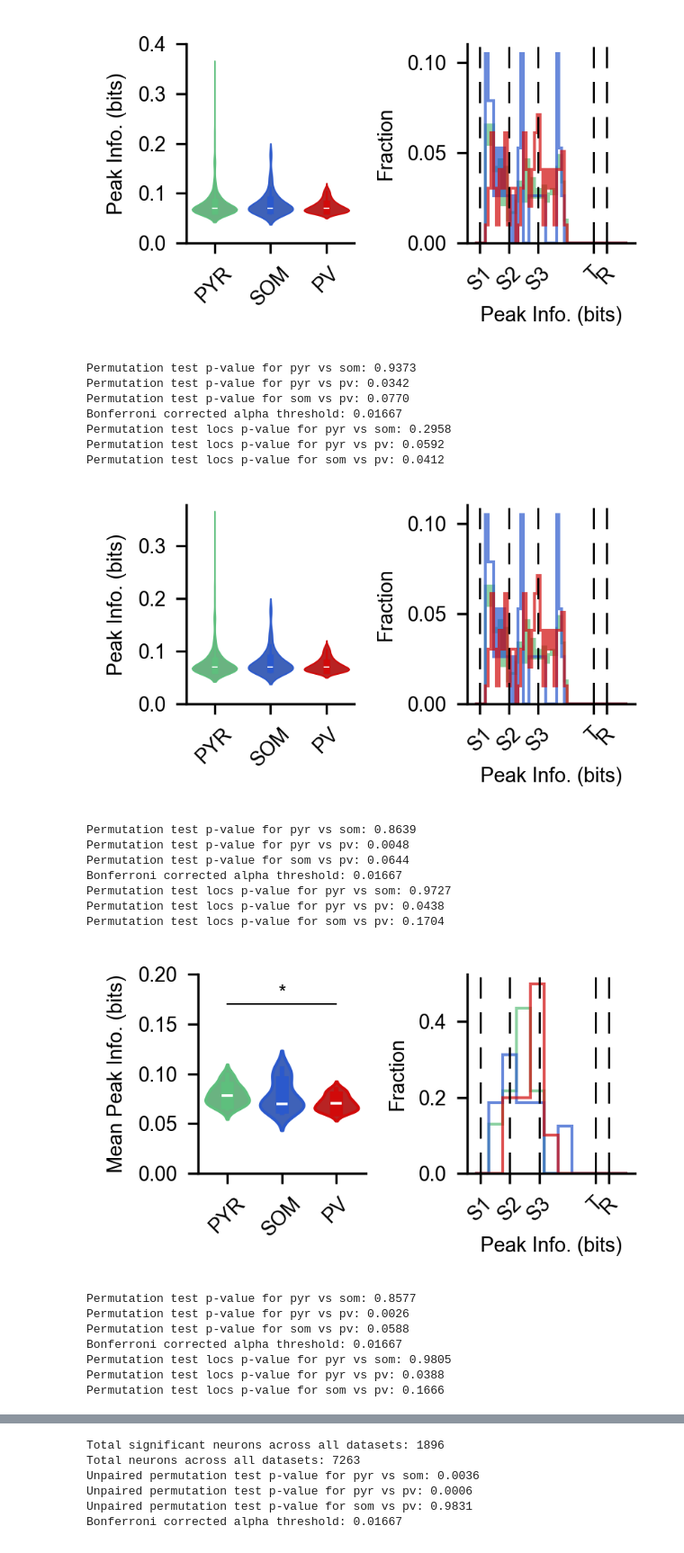
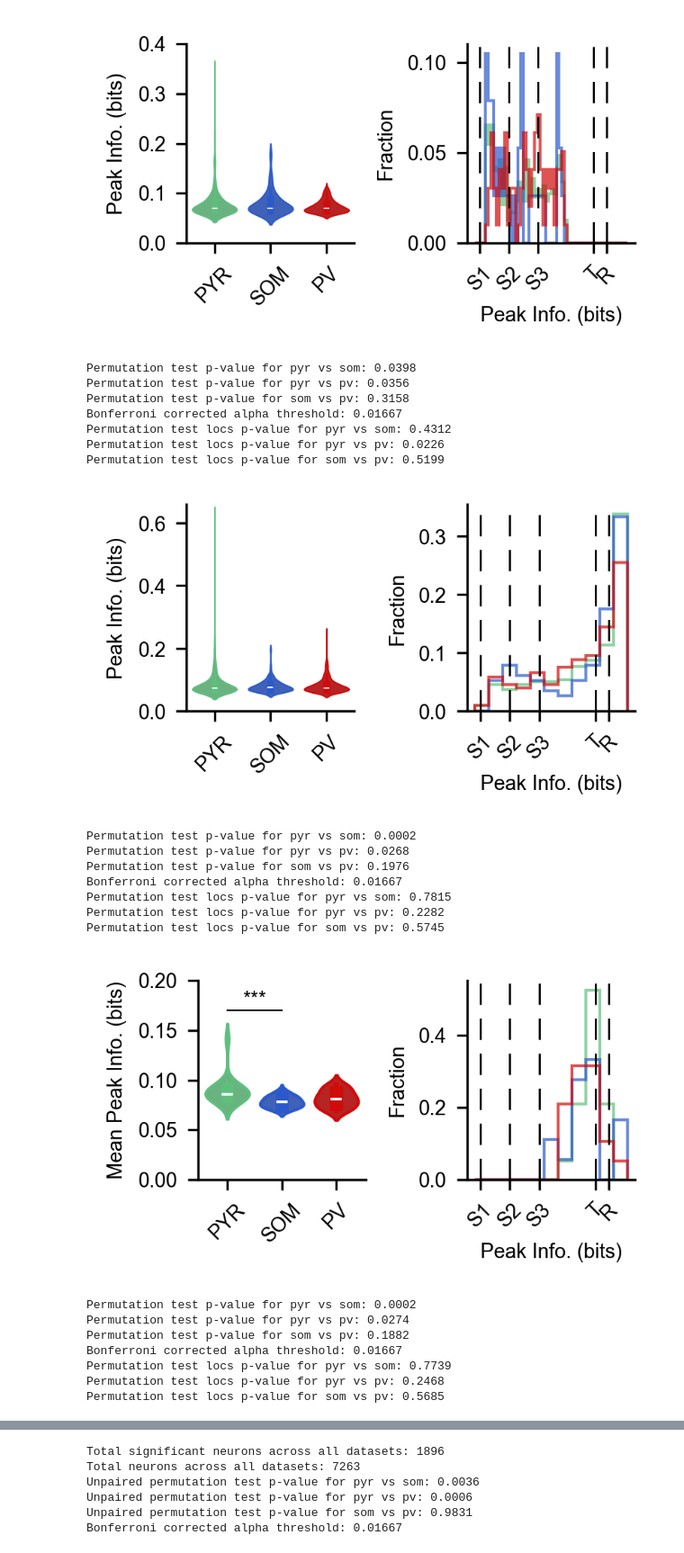
Before and after one commit to constanzabassi/GLM-analysis, a Jupyter notebook: run_glm_decoding_analysis.ipynb, the cells around one changed output, grey strips where cells are left out. Shown at 90% size. Saved outputs shown, nothing was run; the diff lists cells and outputs as text; code cells hidden in the pictures.

```diff
--- a/run_glm_decoding_analysis.ipynb
+++ b/run_glm_decoding_analysis.ipynb
@@ -123,7 +124,7 @@ decoder_results_shuffled_choice.mat
 decoder_results_shuffled_sound_category.mat
 # %%
 #Initialize plotting class
-
+save_results = os.path.join(f'W:\Connie/results\Bassi2025/fig2/glm_decoding/')
 plotter = plotterfun(data = None, save_results= save_results)
 #initialize analysis class from encoding bc we are using the same functions
 analysisenc = analysisenc(data = None, plotter = plotter)
@@ -146,7 +147,7 @@ Memory used by this process: 36.23 GB
 # Get shuffled data into frames x neurons x total shuffles across splits (50 * 10 = 500)
 print(list(decoded_variables)[0])
 print(list(decoded_variables))
-shuffled_structure = data_handler.create_shuffled_distribution_structure(decoder_type = 'choice', metric = 'sc_instantaneous_information')
+shuffled_structure = data_handler.create_shuffled_distribution_structure(decoder_type = list(decoded_variables)[1], metric = 'sc_instantaneous_information')
 # if 'photostim' in decoded_variables or 'sound_category' in decoded_variables:
 #     shuffled_structure_pass = data_handler_pass.create_shuffled_distribution_structure(decoder_type = list(decoded_variables)[1], metric = 'sc_instantaneous_information')
 # %% [output]
@@ -830,11 +920,11 @@ Permutation test locs p-value for som vs pv: 0.0360
 # %%
 # Plot significant neurons distribution
 types = 'violin'  # 'cdf' or 'histogram' or 'violin'
-decoder_type = 'choice'  # 'choice' or 'sound_category' or 'photostim' or 'outcome'
+decoder_type = 'outcome'  # 'choice' or 'sound_category' or 'photostim' or 'outcome'
 
 save_path = f'{plotter.save_results}/{decoder_type}/'#f'{plotter.save_results}_14to169/{current_model_type}{decoder_type}/' #f'{plotter.save_results}/{current_model_type}{start_frame}{current_decoder_type}/'
 os.makedirs(save_path, exist_ok=True)
-end_frame = 100 #169
+end_frame = 169 #169
 significant_neurons_data, significance_struc, significant_neurons = analysis_dec.analyze_significant_neurons(
             results_dict=results_pre_all_sb,
             shuffled_structure = shuffled_structure,
@@ -852,54 +942,54 @@ plotter.plot_significant_neurons_distribution(
             significant_neurons_data = significance_struc,
             save_path=f'{save_path}{types}{decoder_type}_{end_frame}sessionmeans_cdf_peak_info.pdf',
             event_frames = plotter.event_frames,
             figure_type=types,
             star_height_percentage = 0.0001,
             figsize = (2.8, 1.6),
-            bin_size= 3
+            bin_size= 15
         )
 
 plotter.plot_significant_neuron_session_means(
             significant_neurons_data = significance_struc,
             save_path=f'{save_path}{types}{decoder_type}_{end_frame}sessionmeans_cdf_peak_info.pdf',
             event_frames = plotter.event_frames,
             figure_type=types,
             star_height_percentage = 0.0001,
             fig_size = (2.8, 1.6)
         )
 
 plotter.plot_significant_neuron_session_means(
             significant_neurons_data = significance_struc,
             save_path=f'{save_path}{types}{decoder_type}_{end_frame}sessionmeans_cdf_peak_info.pdf',
             event_frames = plotter.event_frames,
             figure_type=types,
             star_height_percentage = 0.0001,
             fig_size = (2.8, 1.6)
         )
 
-means, sems, percentages_by_celltype = plotter.plot_significant_neuron_percentages_by_celltype( significance_struc,analysis_dec.celltype_info, save_path=f'{save_path}bar_{decoder_type}{end_frame}_percent_informative.pdf', star_height_percentage=-0.1)
+means, sems, percentages_by_celltype = plotter.plot_significant_neuron_percentages_by_celltype( significance_struc,analysis_dec.celltype_info, save_path=f'{save_path}bar_{decoder_type}{end_frame}_percent_informative.pdf', star_height_percentage=-0.05)#-0.1
 
 print(save_path)
 # %% [output]
-Permutation test p-value for pyr vs som: 0.9373
-Permutation test p-value for pyr vs pv: 0.0342
-Permutation test p-value for som vs pv: 0.0770
+Permutation test p-value for pyr vs som: 0.0398
+Permutation test p-value for pyr vs pv: 0.0356
+Permutation test p-value for som vs pv: 0.3158
 Bonferroni corrected alpha threshold: 0.01667
-Permutation test locs p-value for pyr vs som: 0.2958
-Permutation test locs p-value for pyr vs pv: 0.0592
-Permutation test locs p-value for som vs pv: 0.0412
+Permutation test locs p-value for pyr vs som: 0.4312
+Permutation test locs p-value for pyr vs pv: 0.0226
+Permutation test locs p-value for som vs pv: 0.5199
-[figure, old version]
+[figure, new version]
-Permutation test p-value for pyr vs som: 0.8639
-Permutation test p-value for pyr vs pv: 0.0048
-Permutation test p-value for som vs pv: 0.0644
+Permutation test p-value for pyr vs som: 0.0002
+Permutation test p-value for pyr vs pv: 0.0268
+Permutation test p-value for som vs pv: 0.1976
 Bonferroni corrected alpha threshold: 0.01667
-Permutation test locs p-value for pyr vs som: 0.9727
-Permutation test locs p-value for pyr vs pv: 0.0438
-Permutation test locs p-value for som vs pv: 0.1704
+Permutation test locs p-value for pyr vs som: 0.7815
+Permutation test locs p-value for pyr vs pv: 0.2282
+Permutation test locs p-value for som vs pv: 0.5745
-[figure, old version]
+[figure, new version]
-Permutation test p-value for pyr vs som: 0.8577
-Permutation test p-value for pyr vs pv: 0.0026
-Permutation test p-value for som vs pv: 0.0588
+Permutation test p-value for pyr vs som: 0.0002
+Permutation test p-value for pyr vs pv: 0.0274
+Permutation test p-value for som vs pv: 0.1882
 Bonferroni corrected alpha threshold: 0.01667
-Permutation test locs p-value for pyr vs som: 0.9805
-Permutation test locs p-value for pyr vs pv: 0.0388
-Permutation test locs p-value for som vs pv: 0.1666
+Permutation test locs p-value for pyr vs som: 0.7739
+Permutation test locs p-value for pyr vs pv: 0.2468
+Permutation test locs p-value for som vs pv: 0.5685
```
Also changed, not shown: parts of 10 cells of this notebook, 2 other files.
